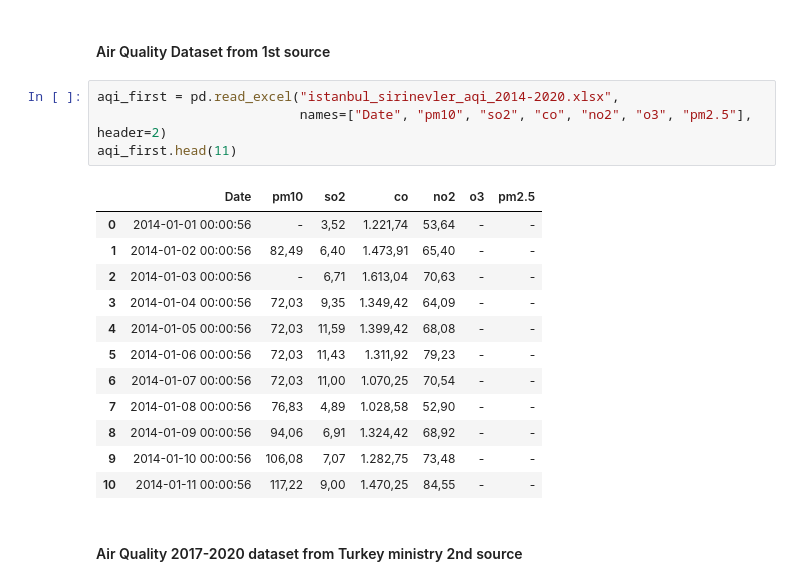
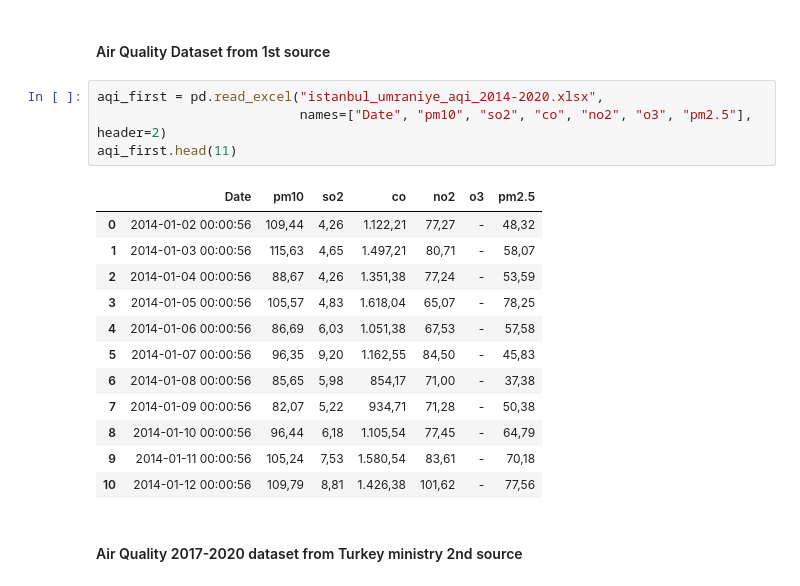
Before and after one commit to erolerdogan/AirQuality_in_Istanbul, a Jupyter notebook: AQI_in_Istanbul.ipynb, the cells around one changed output. Saved outputs shown, nothing was run; the diff lists cells and outputs as text.

```diff
--- a/AQI_in_Istanbul.ipynb
+++ b/AQI_in_Istanbul.ipynb
@@ -57,22 +59,22 @@ import numpy as np
 # %% [markdown]
 #### Air Quality Dataset from 1st source
 # %%
-aqi_first = pd.read_excel("istanbul_sirinevler_aqi_2014-2020.xlsx",
+aqi_first = pd.read_excel("istanbul_umraniye_aqi_2014-2020.xlsx",
                           names=["Date", "pm10", "so2", "co", "no2", "o3", "pm2.5"], header=2)
 aqi_first.head(11)
 # %% [output]
 |  | Date | pm10 | so2 | co | no2 | o3 | pm2.5 |
-| 0 | 2014-01-01 00:00:56 | - | 3,52 | 1.221,74 | 53,64 | - | - |
-| 1 | 2014-01-02 00:00:56 | 82,49 | 6,40 | 1.473,91 | 65,40 | - | - |
-| 2 | 2014-01-03 00:00:56 | - | 6,71 | 1.613,04 | 70,63 | - | - |
-| 3 | 2014-01-04 00:00:56 | 72,03 | 9,35 | 1.349,42 | 64,09 | - | - |
-| 4 | 2014-01-05 00:00:56 | 72,03 | 11,59 | 1.399,42 | 68,08 | - | - |
-| 5 | 2014-01-06 00:00:56 | 72,03 | 11,43 | 1.311,92 | 79,23 | - | - |
-| 6 | 2014-01-07 00:00:56 | 72,03 | 11,00 | 1.070,25 | 70,54 | - | - |
-| 7 | 2014-01-08 00:00:56 | 76,83 | 4,89 | 1.028,58 | 52,90 | - | - |
-| 8 | 2014-01-09 00:00:56 | 94,06 | 6,91 | 1.324,42 | 68,92 | - | - |
-| 9 | 2014-01-10 00:00:56 | 106,08 | 7,07 | 1.282,75 | 73,48 | - | - |
-| 10 | 2014-01-11 00:00:56 | 117,22 | 9,00 | 1.470,25 | 84,55 | - | - |
+| 0 | 2014-01-02 00:00:56 | 109,44 | 4,26 | 1.122,21 | 77,27 | - | 48,32 |
+| 1 | 2014-01-03 00:00:56 | 115,63 | 4,65 | 1.497,21 | 80,71 | - | 58,07 |
+| 2 | 2014-01-04 00:00:56 | 88,67 | 4,26 | 1.351,38 | 77,24 | - | 53,59 |
+| 3 | 2014-01-05 00:00:56 | 105,57 | 4,83 | 1.618,04 | 65,07 | - | 78,25 |
+| 4 | 2014-01-06 00:00:56 | 86,69 | 6,03 | 1.051,38 | 67,53 | - | 57,58 |
+| 5 | 2014-01-07 00:00:56 | 96,35 | 9,20 | 1.162,55 | 84,50 | - | 45,83 |
+| 6 | 2014-01-08 00:00:56 | 85,65 | 5,98 | 854,17 | 71,00 | - | 37,38 |
+| 7 | 2014-01-09 00:00:56 | 82,07 | 5,22 | 934,71 | 71,28 | - | 50,38 |
+| 8 | 2014-01-10 00:00:56 | 96,44 | 6,18 | 1.105,54 | 77,45 | - | 64,79 |
+| 9 | 2014-01-11 00:00:56 | 105,24 | 7,53 | 1.580,54 | 83,61 | - | 70,18 |
+| 10 | 2014-01-12 00:00:56 | 109,79 | 8,81 | 1.426,38 | 101,62 | - | 77,56 |
 # %% [markdown]
 #### Air Quality 2017-2020 dataset from Turkey ministry 2nd source
 # %%
```
Also changed, not shown: parts of 36 cells of this notebook.
